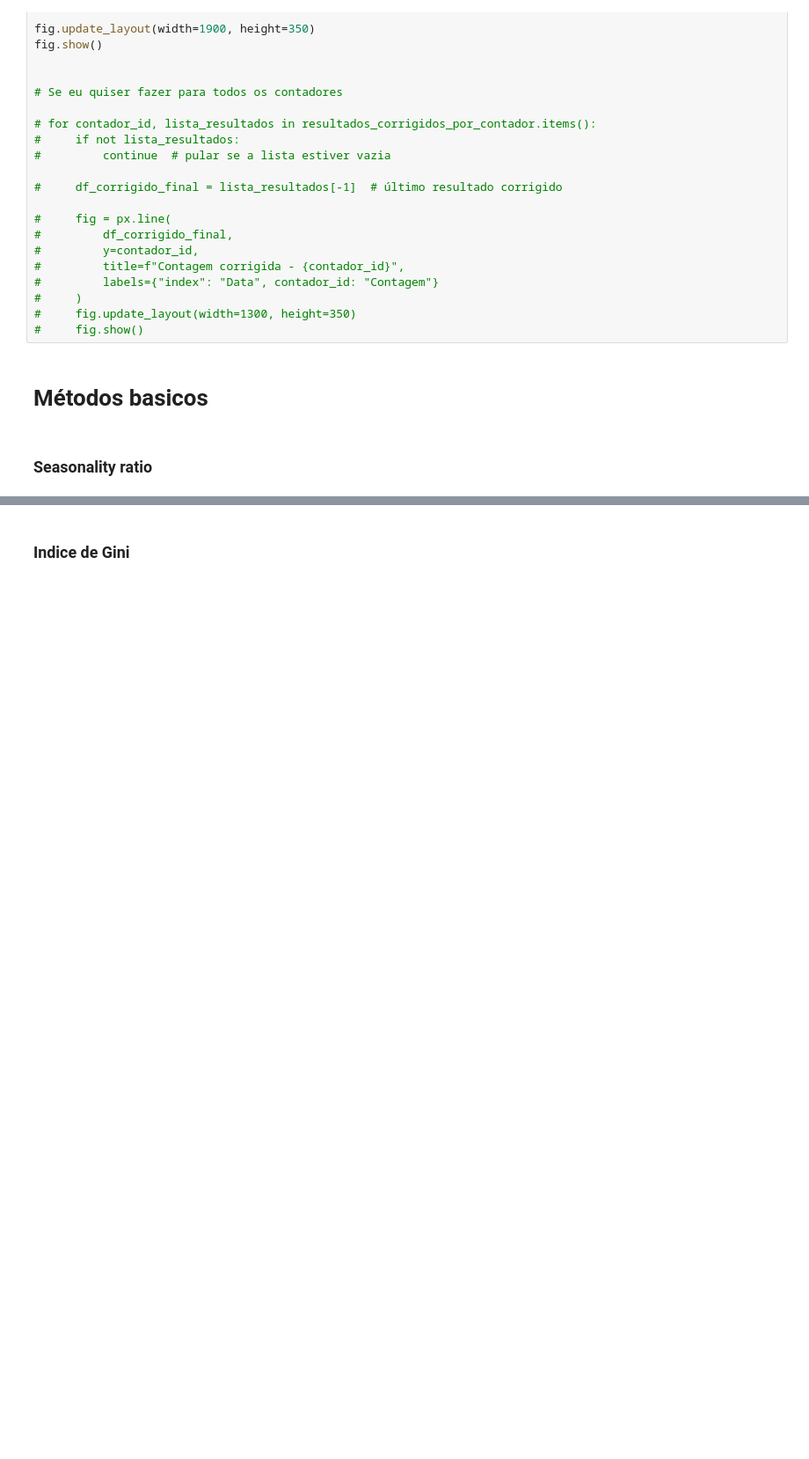
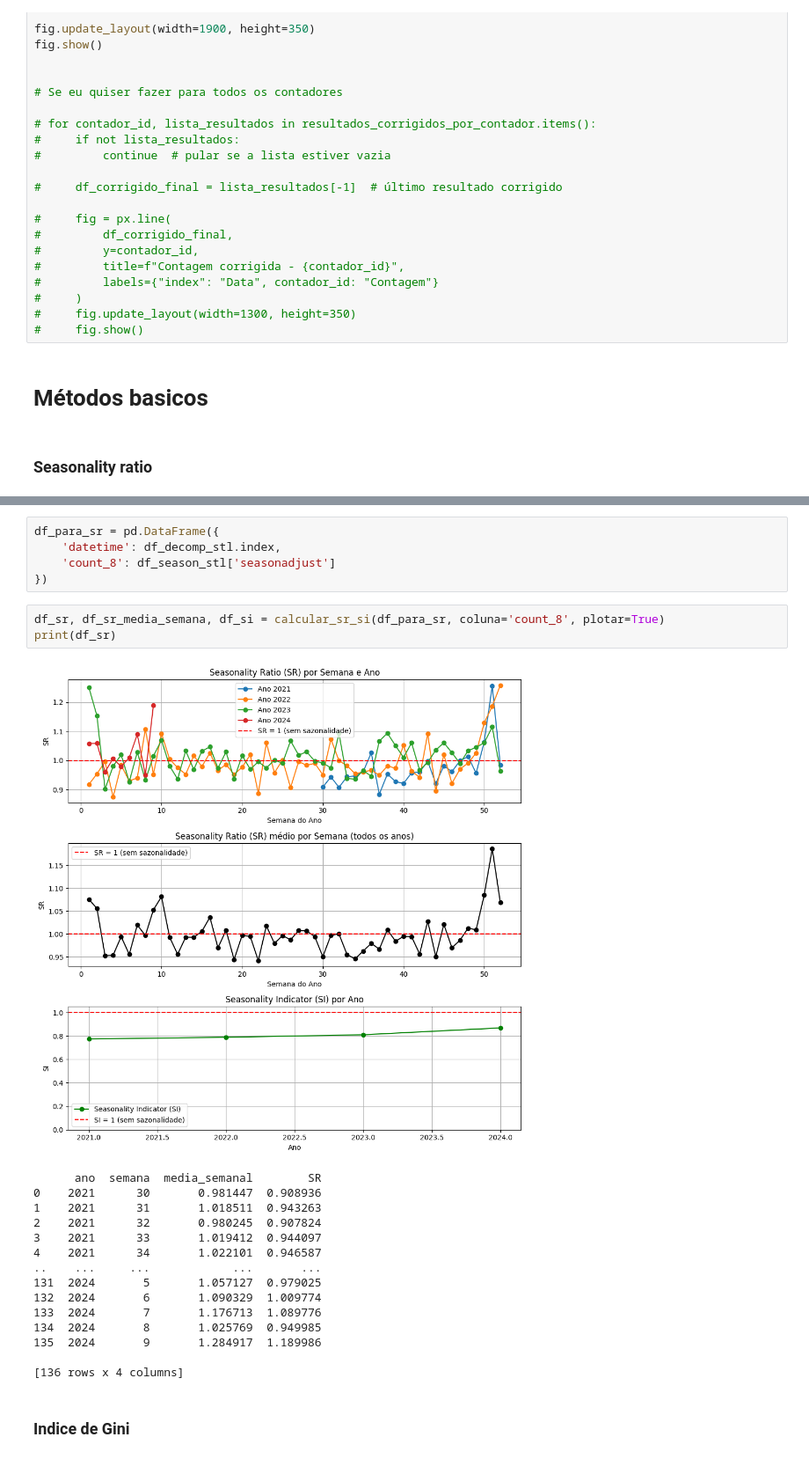
Before and after one commit to joanacarvalheiro/Seasonality, a Jupyter notebook: construcao_modelos/MSTL.ipynb, the cells around one changed output, grey strips where cells are left out. Shown: that part at 88% size. Cells and saved outputs as stored; diff of their text form; blank space fills up the shorter version.

```diff
--- a/construcao_modelos/MSTL.ipynb
+++ b/construcao_modelos/MSTL.ipynb
@@ -786,2 +788,26 @@ Portanto, temos baixo uso no inverno. Uso médio a crescente na primavera e inic
+# %%
+df_para_sr = pd.DataFrame({
+    'datetime': df_decomp_stl.index,
+    'count_8': df_season_stl['seasonadjust']
+})
+# %%
+df_sr, df_sr_media_semana, df_si = calcular_sr_si(df_para_sr, coluna='count_8', plotar=True)
+print(df_sr)
+# %% [output]
+[figure, added]
+      ano  semana  media_semanal        SR
+0    2021      30       0.981447  0.908936
+1    2021      31       1.018511  0.943263
+2    2021      32       0.980245  0.907824
+3    2021      33       1.019412  0.944097
+4    2021      34       1.022101  0.946587
+..    ...     ...            ...       ...
+131  2024       5       1.057127  0.979025
+132  2024       6       1.090329  1.009774
+133  2024       7       1.176713  1.089776
+134  2024       8       1.025769  0.949985
+135  2024       9       1.284917  1.189986
+
+[136 rows x 4 columns]
 # %% [markdown]
 ### Indice de Gini
```
Also changed, not shown: parts of 20 cells of this notebook, 1 other file.
